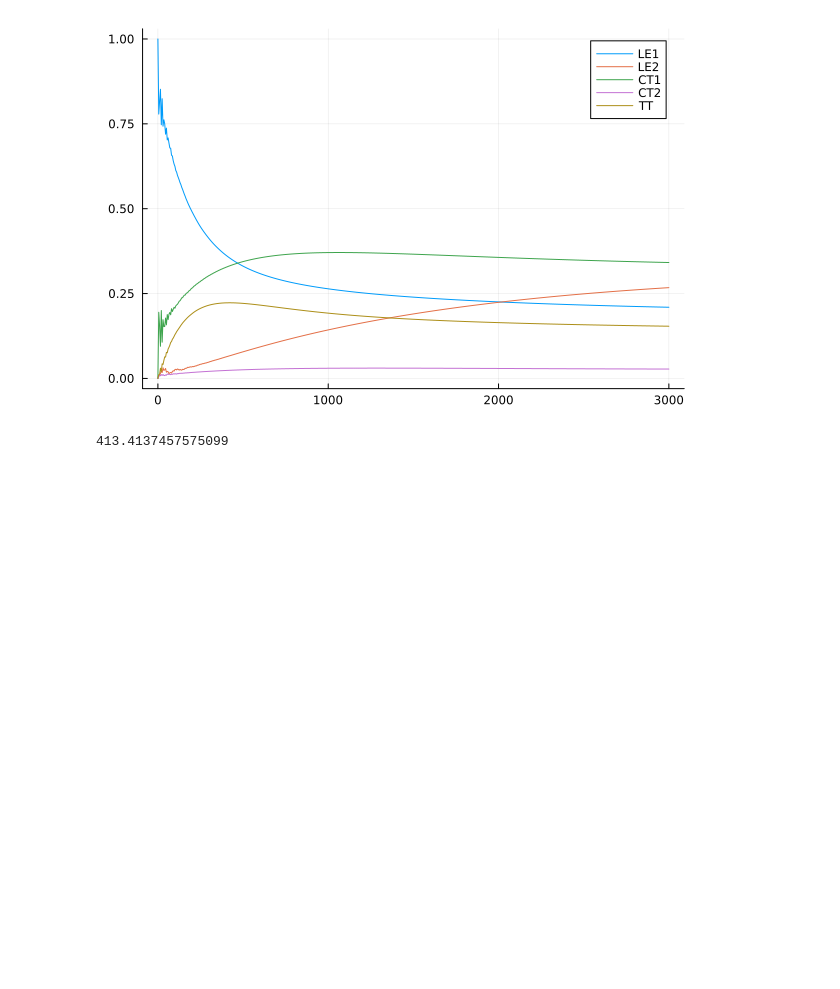
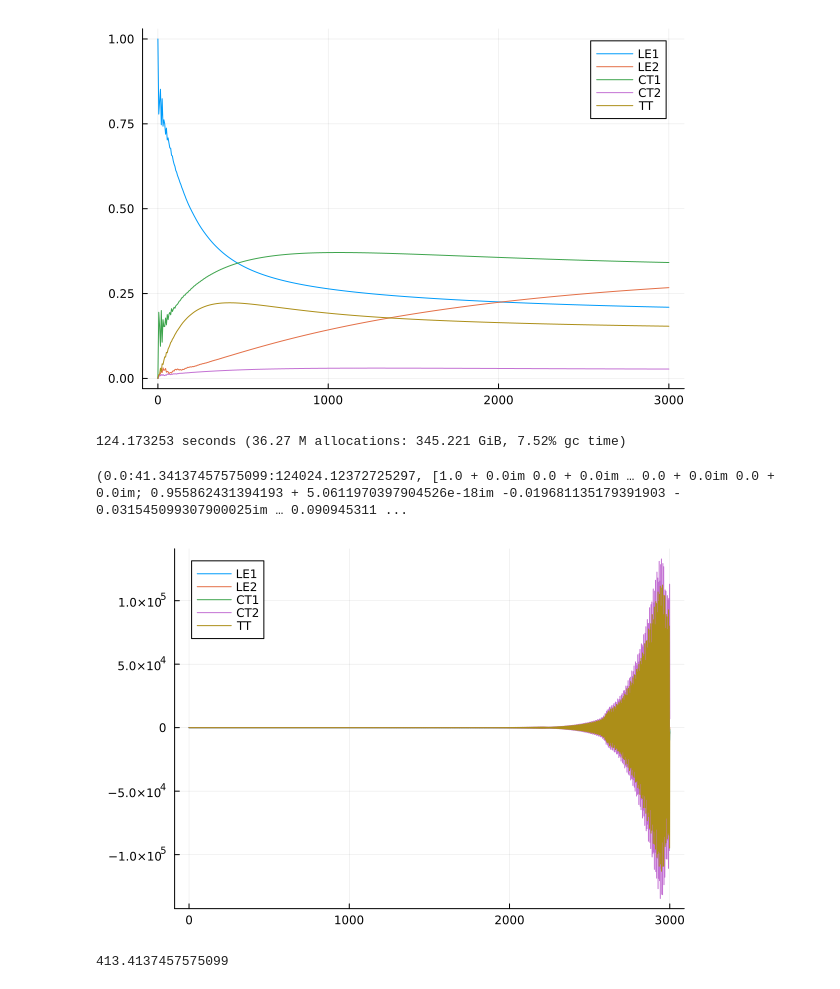
Before and after one commit to Frost-group/pathintegraldynamics, a Jupyter notebook: 0004-Singlet-Fission/Tetracene-Dimer-Troisi.ipynb, the cells around one changed output. Saved outputs shown, nothing was run; the diff lists cells and outputs as text; code cells hidden in the pictures; blank space fills up the shorter version.

```diff
--- a/0004-Singlet-Fission/Tetracene-Dimer-Troisi.ipynb
+++ b/0004-Singlet-Fission/Tetracene-Dimer-Troisi.ipynb
@@ -92,6 +106,29 @@ plot!(tquapi.*au2fs, real.(ρquapi[:, 4, 4]), label="CT2")
 plot!(tquapi.*au2fs, real.(ρquapi[:, 5, 5]), label="TT")
 # %% [output]
 [figure]
+# %%
+fbU = Propagators.calculate_bare_propagators(; Hamiltonian=H0, dt=dt, ntimes=nsteps)
+@time t_TTM, ρ_TTM = TTM.propagate(; fbU=fbU,
+                            Jw=[Jw2],
+                            β=β,
+                            ρ0=ρ0,
+                            dt=dt,
+                            ntimes=nsteps,
+                            rmax=1,
+                            svec=[1.0 2.0 3.0 4.0 5.0],
+                            extraargs=TEMPO.TEMPOArgs(),
+                            path_integral_routine=TEMPO.build_augmented_propagator)
+# %% [output]
+124.173253 seconds (36.27 M allocations: 345.221 GiB, 7.52% gc time)
+(0.0:41.34137457575099:124024.12372725297, [1.0 + 0.0im 0.0 + 0.0im … 0.0 + 0.0im 0.0 + 0.0im; 0.955862431394193 + 5.0611970397904526e-18im -0.019681135179391903 - 0.031545099307900025im … 0.090945311 ...
+# %%
+plot(t_TTM.*au2fs, real.(ρ_TTM[:, 1, 1]), label="LE1")
+plot!(t_TTM.*au2fs, real.(ρ_TTM[:, 2, 2]), label="LE2")
+plot!(t_TTM.*au2fs, real.(ρ_TTM[:, 3, 3]), label="CT1")
+plot!(t_TTM.*au2fs, real.(ρ_TTM[:, 4, 4]), label="CT2")
+plot!(t_TTM.*au2fs, real.(ρ_TTM[:, 5, 5]), label="TT")
+# %% [output]
+[figure, added]
 # %%
 λs = repeat([100.0], 5) * mev2invcm * invcm2au
 γs = repeat([450.0], 5) * mev2invcm * invcm2au
```
Also changed, not shown: parts of 4 cells of this notebook, 10 other files.
